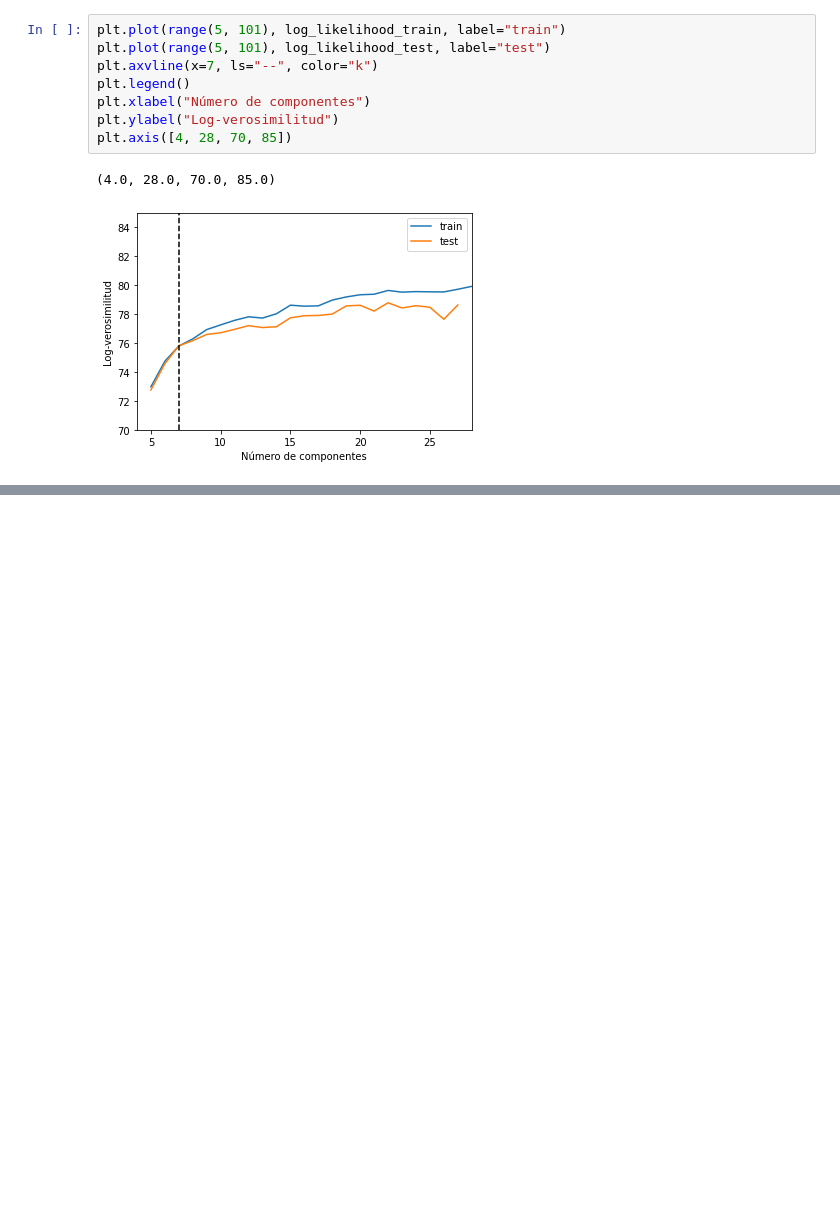
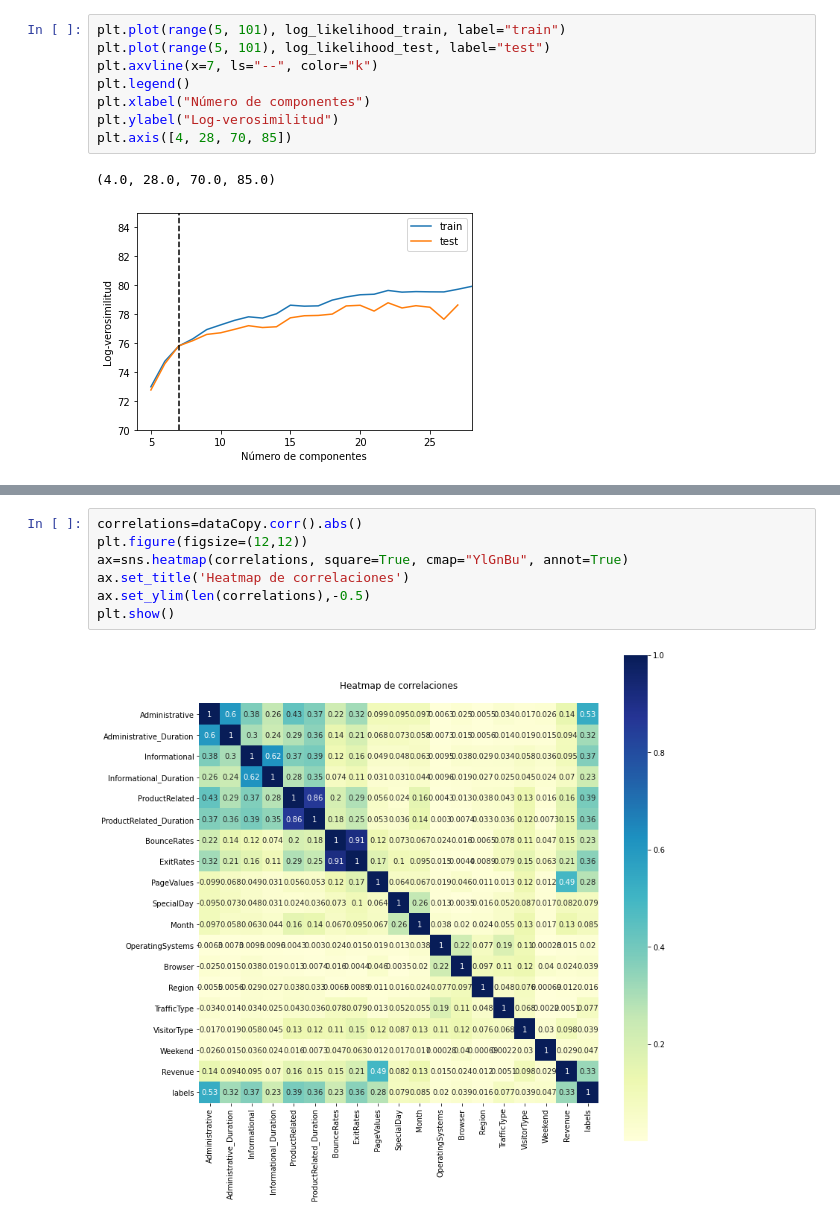
Before and after one commit to G4ll4rd0/O2021_MAF3653D-Proyecto, a Jupyter notebook: Proyecto.ipynb, the cells around one changed output, grey strips where cells are left out. Cells and saved outputs as stored; diff of their text form; blank space fills up the shorter version.

```diff
--- a/Proyecto.ipynb
+++ b/Proyecto.ipynb
@@ -254,0 +275,9 @@ Text(0, 0.5, 'BounceRates')
+# %%
+correlations=dataCopy.corr().abs()
+plt.figure(figsize=(12,12))
+ax=sns.heatmap(correlations, square=True, cmap="YlGnBu", annot=True)
+ax.set_title('Heatmap de correlaciones')
+ax.set_ylim(len(correlations),-0.5)
+plt.show()
+# %% [output]
+[figure, added]
```
Also changed, not shown: parts of 26 cells of this notebook.
